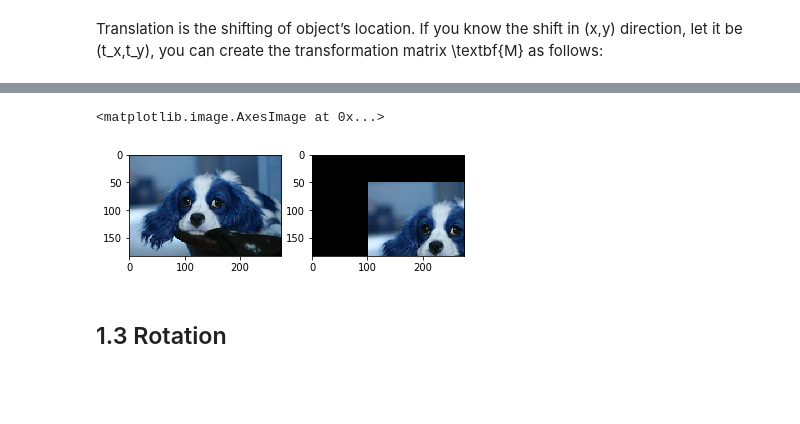
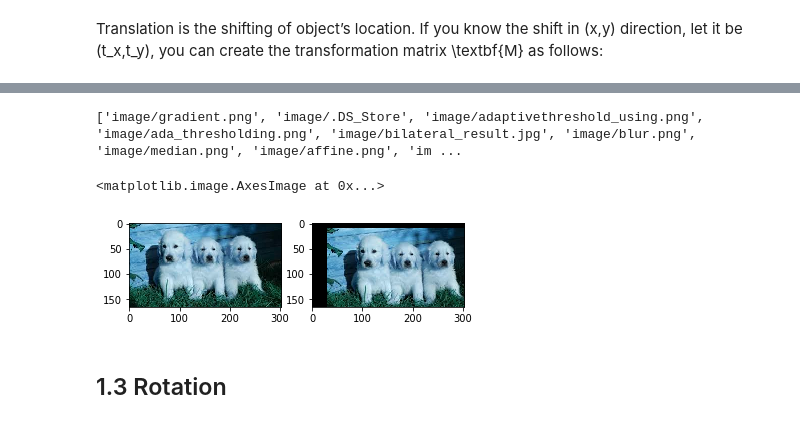
Before and after one commit to duynguyenfpt/Training-Computer-Vision, a Jupyter notebook: Training/DAY 2/DAY2.ipynb, the cells around one changed output, grey strips where cells are left out. Saved outputs shown, nothing was run; the diff lists cells and outputs as text; code cells hidden in the pictures; blank space fills up the shorter version.

```diff
--- a/Training/DAY 2/DAY2.ipynb
+++ b/Training/DAY 2/DAY2.ipynb
@@ -53,19 +53,21 @@ Translation is the shifting of object’s location. If you know the shift in (x,
 # %% [markdown]
 <img src="translationMatrix.png">
 # %%
-img = cv2.imread(rel_path[2])
+print(rel_path)
+img = cv2.imread('image/3.jpg')
 rows,cols = img[:,:,0].shape
 
-M = np.float32([[1,0,100],[0,1,50]])
+M = np.float32([[1,0,30],[0,1,10]])
 dst = cv2.warpAffine(img,M,(cols,rows))
 
 plt.subplot(1,2,1)
 plt.imshow(img)
 plt.subplot(1,2,2)
 plt.imshow(dst)
 # %% [output]
-<matplotlib.image.AxesImage at 0x...>
+['image/gradient.png', 'image/.DS_Store', 'image/adaptivethreshold_using.png', 'image/ada_thresholding.png', 'image/bilateral_result.jpg', 'image/blur.png', 'image/median.png', 'image/affine.png', 'im ...
+<matplotlib.image.AxesImage at 0x...>
-[figure, old version]
+[figure, new version]
 # %% [markdown]
 ## 1.3 Rotation
 # %% [markdown]
```
Also changed, not shown: parts of 7 cells of this notebook, 13 other files.
